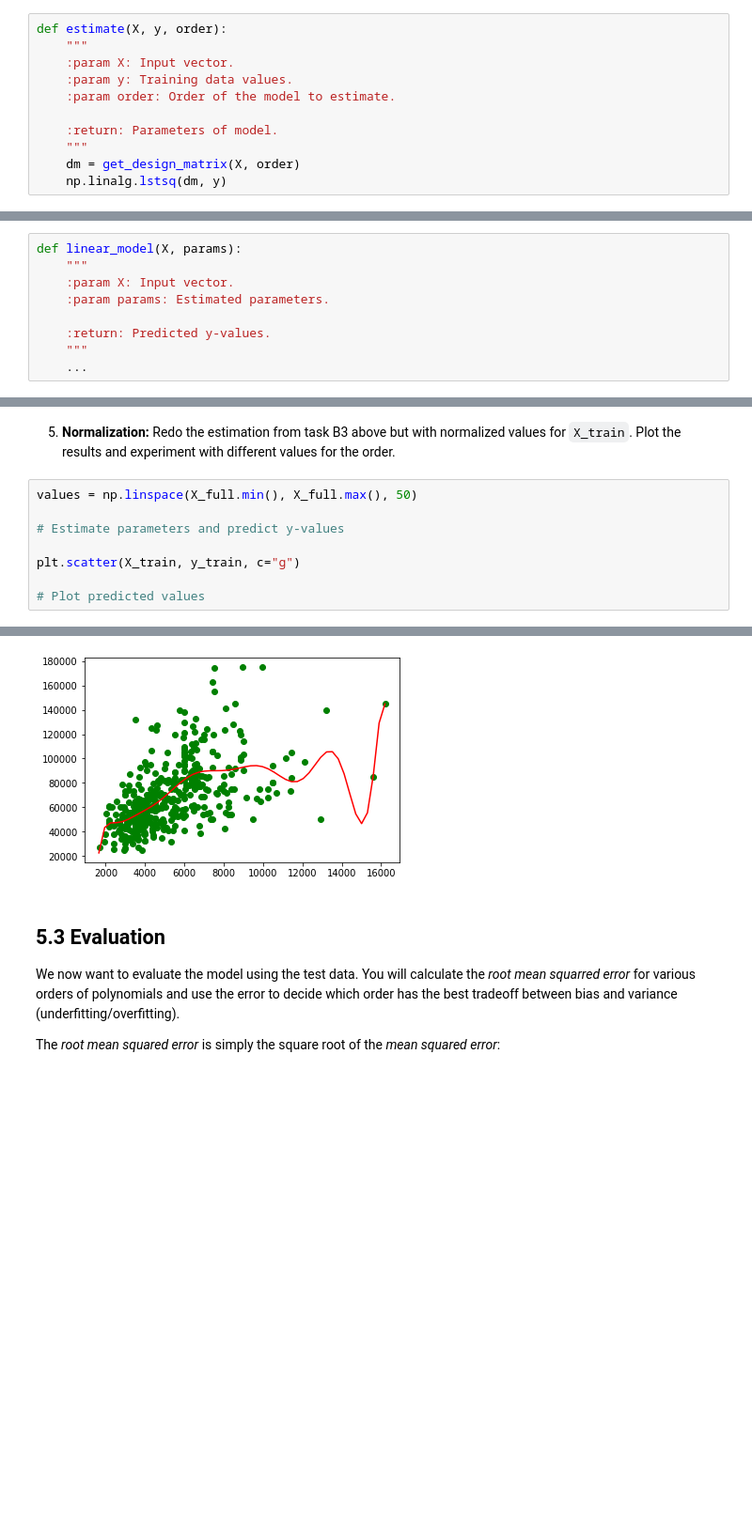
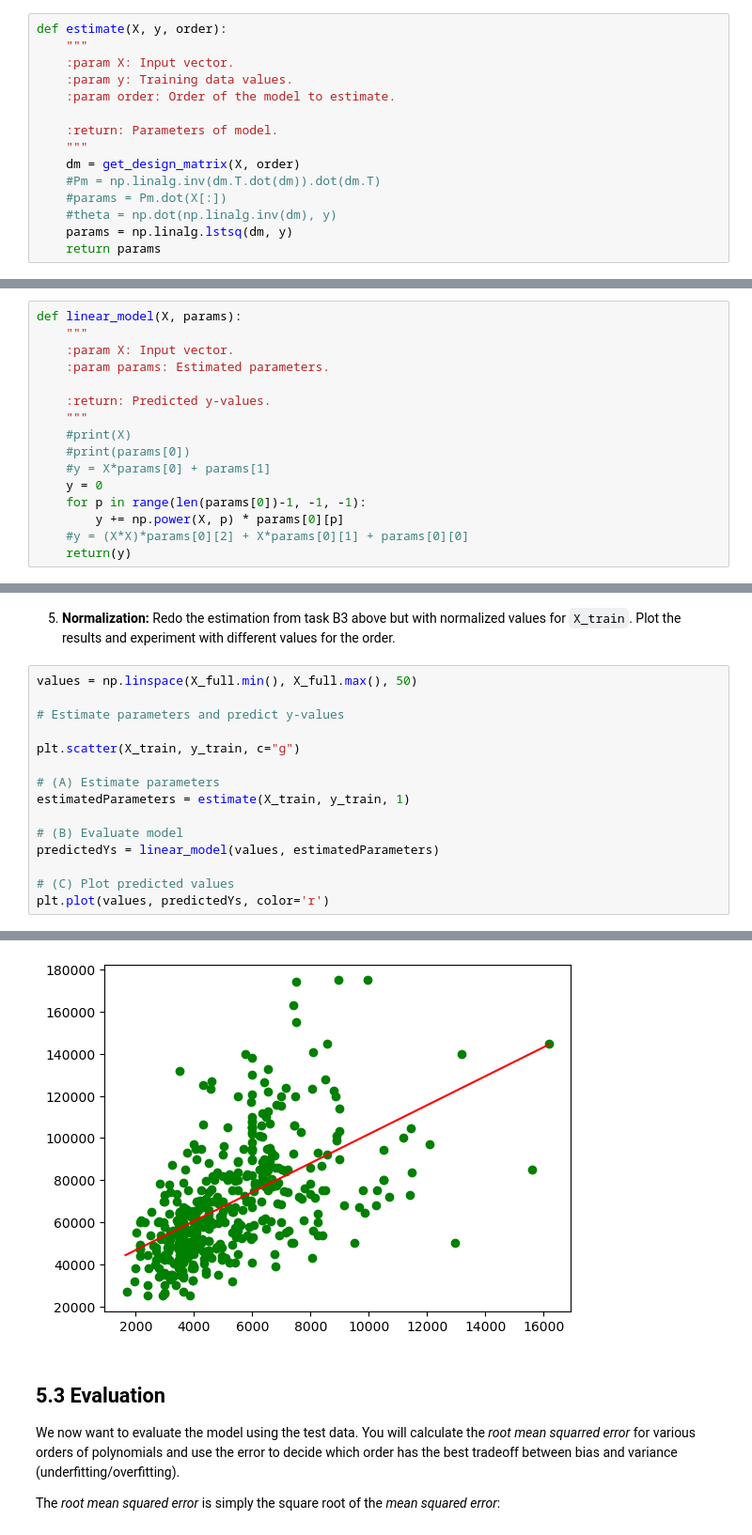
Before and after one commit to MikkelBerggreen/ITU-Introduction-to-Machine-Learning, a Jupyter notebook: source/exercises/W5-least-squares/notebooks/regression.ipynb, the cells around one changed output, grey strips where cells are left out. Shown at 94% size. Saved outputs shown, nothing was run; the diff lists cells and outputs as text; blank space fills up the shorter version.

```diff
--- a/source/exercises/W5-least-squares/notebooks/regression.ipynb
+++ b/source/exercises/W5-least-squares/notebooks/regression.ipynb
@@ -149,18 +149,29 @@ def estimate(X, y, order):
     :return: Parameters of model.
     """
     dm = get_design_matrix(X, order)
-    np.linalg.lstsq(dm, y)
+    #Pm = np.linalg.inv(dm.T.dot(dm)).dot(dm.T)
+    #params = Pm.dot(X[:])
+    #theta = np.dot(np.linalg.inv(dm), y)
+    params = np.linalg.lstsq(dm, y)
+    return params
 # %% [markdown]
 2. **Model:** Implement the function `linear_model(X, params)` below. It should compute the house price `y` for a given feature vector `X`
-# %%
-def linear_model(X, params):
-    """
-    :param X: Input vector.
-    :param params: Estimated parameters.
-
-    :return: Predicted y-values.
-    """
-    ...
+# %%
+def linear_model(X, params):
+    """
+    :param X: Input vector.
+    :param params: Estimated parameters.
+
+    :return: Predicted y-values.
+    """
+    #print(X)
+    #print(params[0])
+    #y = X*params[0] + params[1]
+    y = 0
+    for p in range(len(params[0])-1, -1, -1):
+        y += np.power(X, p) * params[0][p]
+    #y = (X*X)*params[0][2] + X*params[0][1] + params[0][0]
+    return(y)
 # %% [markdown]
 3. **Prediction:** The variable `values` contains the integer values between the minimum and maximum lot sizes from the dataset. (A) Estimate parameters from `X_train` and `y_train`. (B) Then calculate the predicted `y`-values for `values` using the estimated parameters. (C) Plot the predicted values as a line-plot.
 # %%
@@ -200,5 +216,12 @@ values = np.linspace(X_full.min(), X_full.max(), 50)
 
 plt.scatter(X_train, y_train, c="g")
 
-# Plot predicted values
+# (A) Estimate parameters
+estimatedParameters = estimate(X_train, y_train, 1)
+
+# (B) Evaluate model
+predictedYs = linear_model(values, estimatedParameters)
+
+# (C) Plot predicted values
+plt.plot(values, predictedYs, color='r')
 # %% [output]
@@ -206,4 +231,4 @@ plt.scatter(X_train, y_train, c="g")
-[figure, old version]
+[figure, new version]
 # %% [markdown]
 ## 5.3 Evaluation
 We now want to evaluate the model using the test data. You will calculate the *root mean squarred error* for various orders of polynomials and use the error to decide which order has the best tradeoff between bias and variance (underfitting/overfitting).
```
Also changed, not shown: parts of 7 cells of this notebook, 1 other file.
